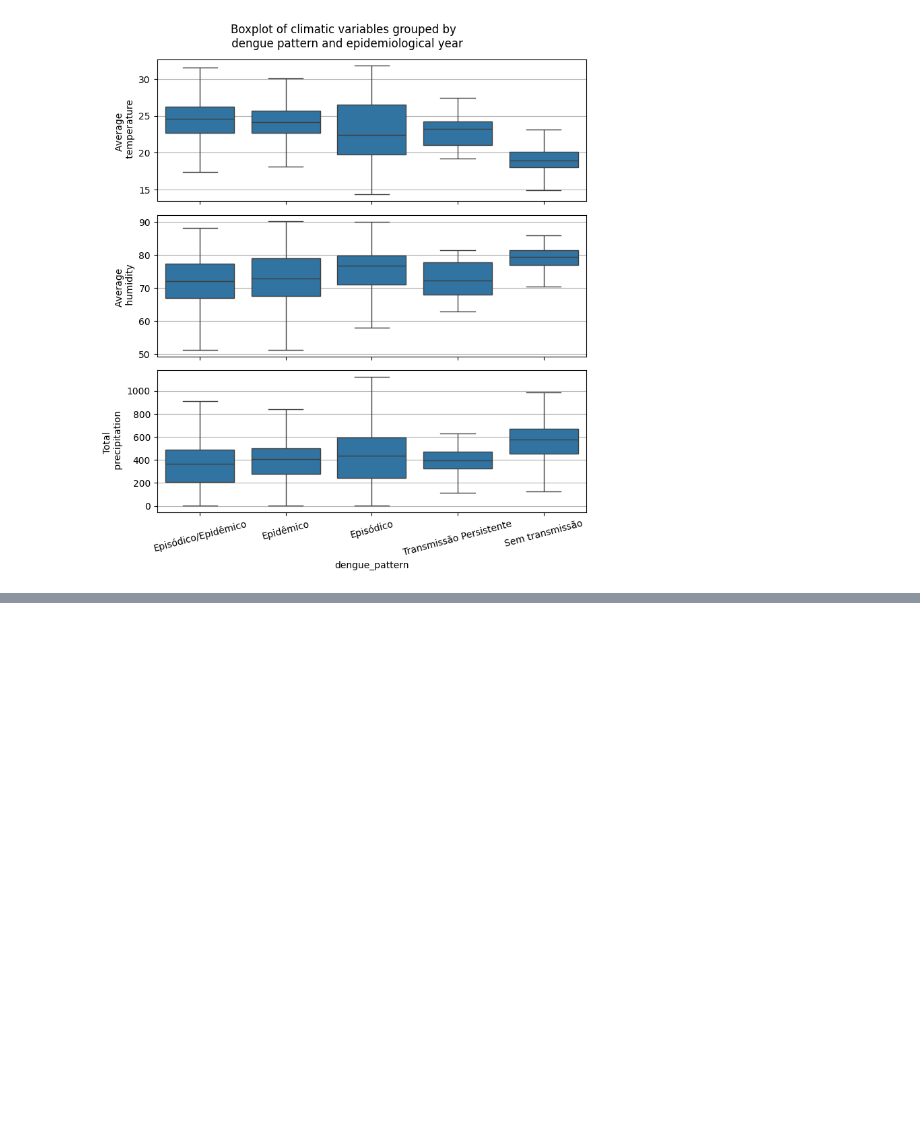
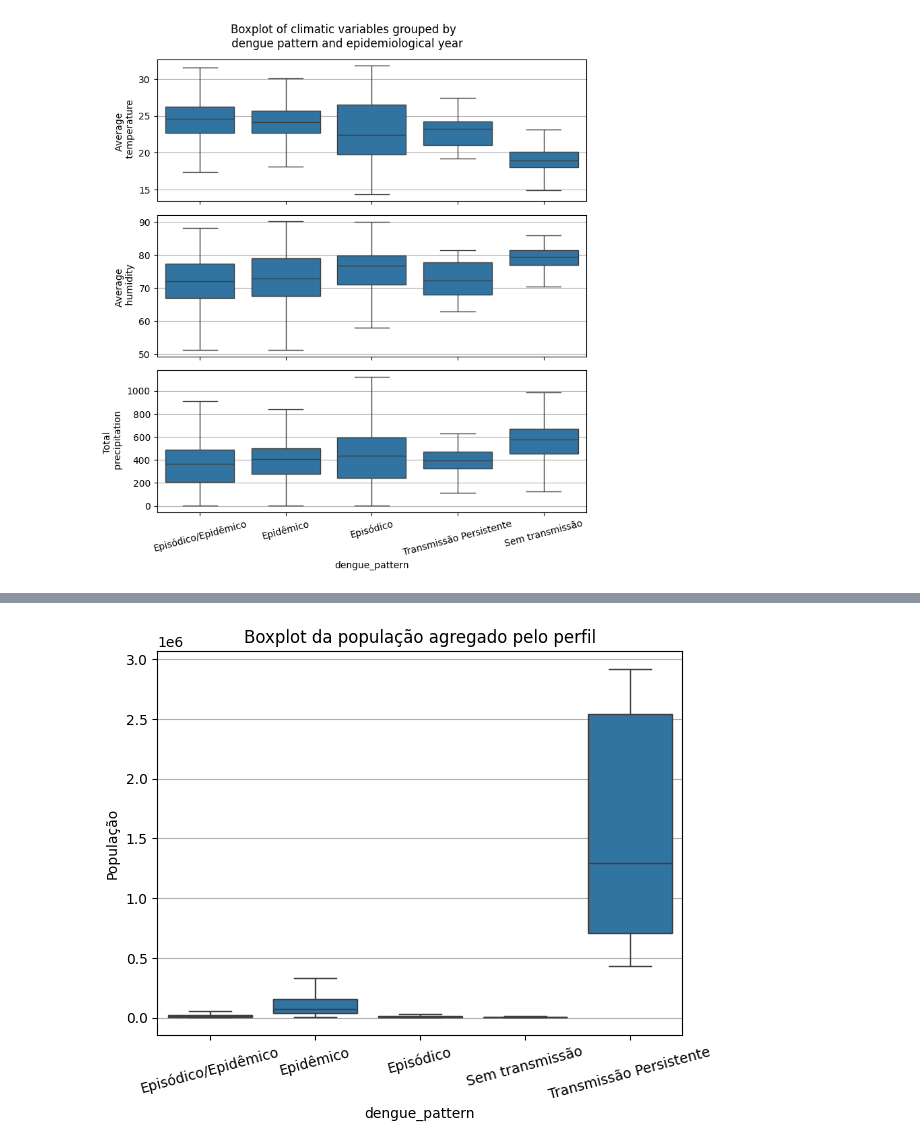
Before and after one commit to iasmimalmeida/Epidynamics, a Jupyter notebook: make_boxplot.ipynb, the cells around one changed output, grey strips where cells are left out. Drawn from its saved outputs; the diff is of its cells as text; code cells hidden in the pictures; blank space fills up the shorter version.

Commit message:
add new boxplots and improve documentation

```diff
--- a/make_boxplot.ipynb
+++ b/make_boxplot.ipynb
@@ -58,0 +67,4 @@ plt.show()
+# %%
+df_perfis = pd.read_csv('./Dengue/dengue_pattern_10_19.csv', sep = ';', usecols = ['muni_code', 'dengue_pattern'])
+
+df_perfis.head()
@@ -58,0 +78,8 @@ plt.show()
+# %%
+df_det = pd.read_csv('Determinantes/banco_determinantes.csv', sep = ';')
+
+df_det = df_det.merge(df_perfis, left_on='muni_code', right_on = 'muni_code')
+
+df_det['altitude'] = df_det['altitude'].str.replace(',', '.').astype(float)
+
+df_det.head()
@@ -58,0 +107,18 @@ plt.show()
+# %%
+fig, ax = plt.subplots()
+
+sns.boxplot(x='dengue_pattern', y='pop22', data=df_det, showfliers = False, ax=ax)
+
+ax.set_ylabel('População')
+
+ax.grid(True, axis='y')
+
+ax.set_title('Boxplot da população agregado pelo perfil')
+
+plt.tight_layout()
+plt.xticks(rotation=15)  # Rotate x labels if needed
+
+plt.savefig('./figures/boxplot_pop.png',  dpi = 300, bbox_inches = 'tight')
+plt.show()
+# %% [output]
+[figure, added]
```
Also changed, not shown: parts of 13 cells of this notebook, 6 other files.
